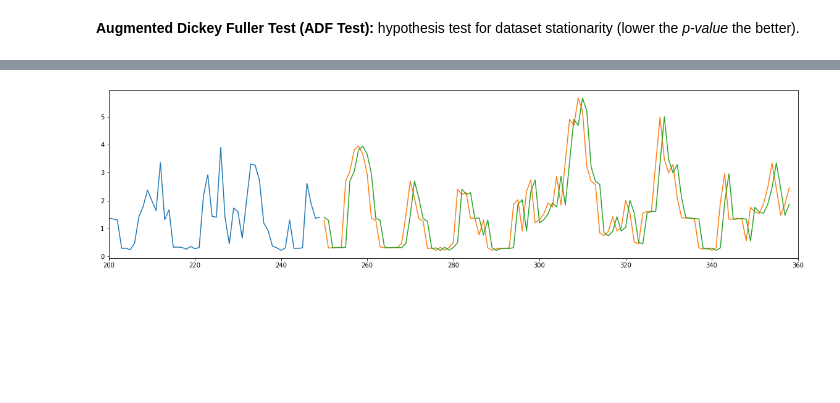
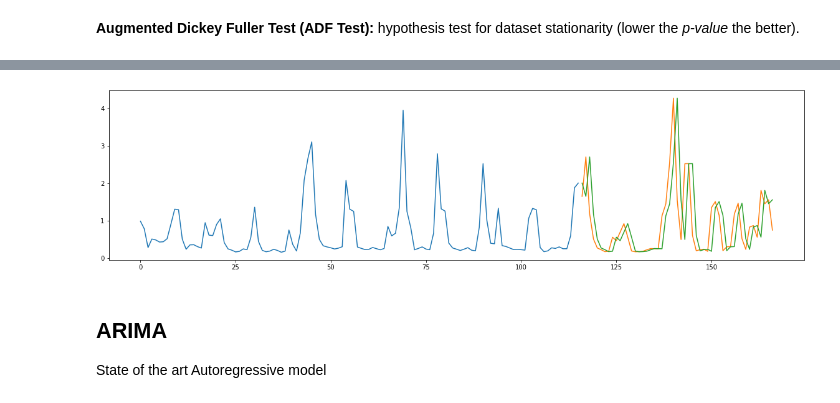
Before and after one commit to Gunisalvo/ppget-aprendizado-de-maquinas, a Jupyter notebook: demand_response.ipynb, the cells around one changed output, grey strips where cells are left out. Drawn from its saved outputs; the diff is of its cells as text; code cells hidden in the pictures; blank space fills up the shorter version.

```diff
--- a/demand_response.ipynb
+++ b/demand_response.ipynb
@@ -45,12 +45,18 @@ data_base.head(5).style
 * *End Date:* upper time boundary (exclusive).
 * *Feature:* selected field for the univariate time series analysis.
 # %%
-start_date = "2007-01-01"
-end_date = "2007-01-16"
+start_date = "2007-07-01"
+end_date = "2007-07-08"
 feature = "Global_active_power"
 
 def clean_data(dataframe):
     date_range = (data_base["date_filter"] >= start_date) & (data_base["date_filter"] < end_date)
-    return dataframe.dropna(subset=[feature]).loc[date_range].resample("60min", on="date_filter").median()[feature]
+    return dataframe.dropna(subset=[feature]).loc[date_range][feature].resample("1H").mean()
 
-series = clean_data(data_base)
+def seasonal_fill(s, days):
+    return s.fillna(s.shift(-24 * days))
+
+series = seasonal_fill(clean_data(data_base), 1)
+
+# Check for missing values
+series[series.isnull()]
@@ -165,8 +178,11 @@ Baseline RMSE: 0.8203150882659036
 # %%
 plt.pyplot.plot(train_y)
 plt.pyplot.plot([None for i in train_y] + [x for x in test_y])
 plt.pyplot.plot([None for i in train_y] + [x for x in predictions])
-plt.pyplot.xlim([200,360])
 plt.pyplot.show()
 # %% [output]
-[figure, old version]
+[figure, new version]
+# %% [markdown]
+## ARIMA
+
+State of the art Autoregressive model
```
Also changed, not shown: parts of 19 cells of this notebook, 2 other files.
